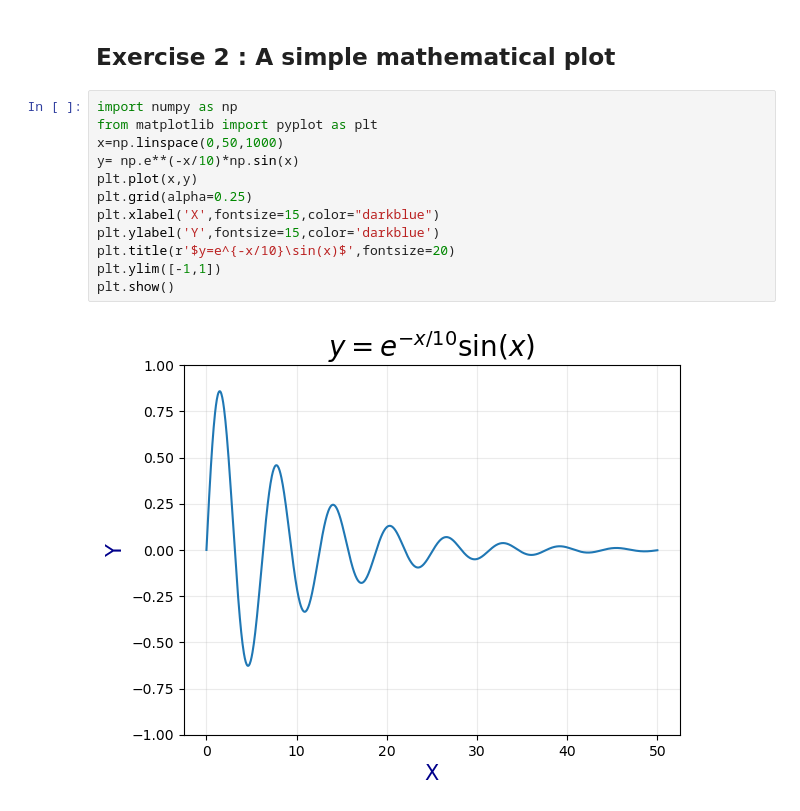
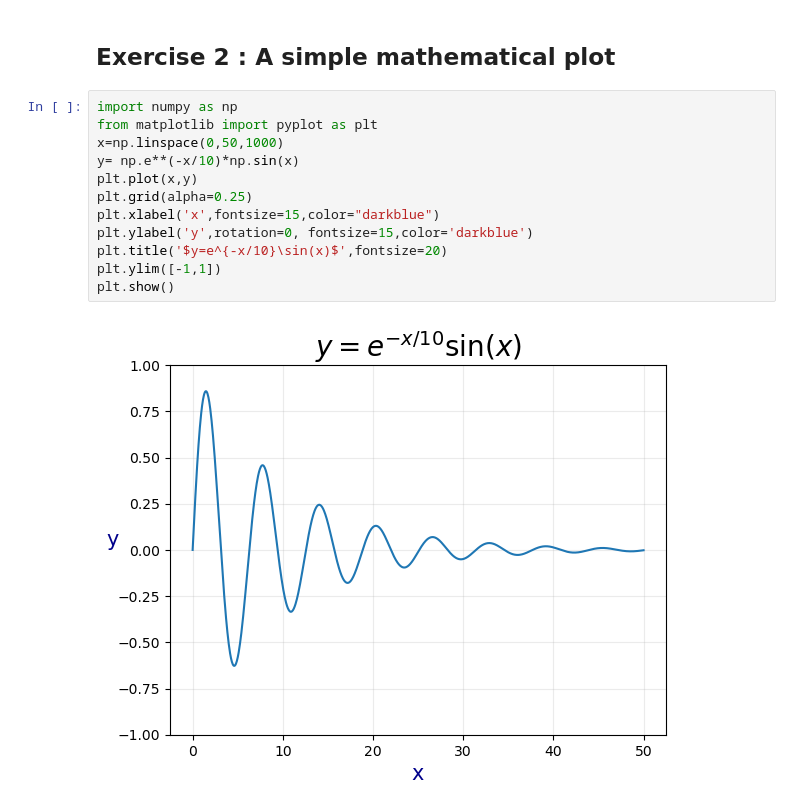
Before and after one commit to SPS-SP2273/learning-portfolio-KeeganLeeNg, a Jupyter notebook: plotting/plotting_(need).ipynb, the cells around one changed output. Saved outputs shown, nothing was run; the diff lists cells and outputs as text.

```diff
--- a/plotting/plotting_(need).ipynb
+++ b/plotting/plotting_(need).ipynb
@@ -209,14 +209,14 @@ NameError: name 'save_file_figure' is not defined
 # %%
 import numpy as np
 from matplotlib import pyplot as plt
 x=np.linspace(0,50,1000)
 y= np.e**(-x/10)*np.sin(x)
 plt.plot(x,y)
 plt.grid(alpha=0.25)
-plt.xlabel('X',fontsize=15,color="darkblue")
-plt.ylabel('Y',fontsize=15,color='darkblue')
-plt.title(r'$y=e^{-x/10}\sin(x)$',fontsize=20)
+plt.xlabel('x',fontsize=15,color="darkblue")
+plt.ylabel('y',rotation=0, fontsize=15,color='darkblue')
+plt.title('$y=e^{-x/10}\sin(x)$',fontsize=20)
 plt.ylim([-1,1])
 plt.show()
 # %% [output]
-[figure, old version]
+[figure, new version]
```
